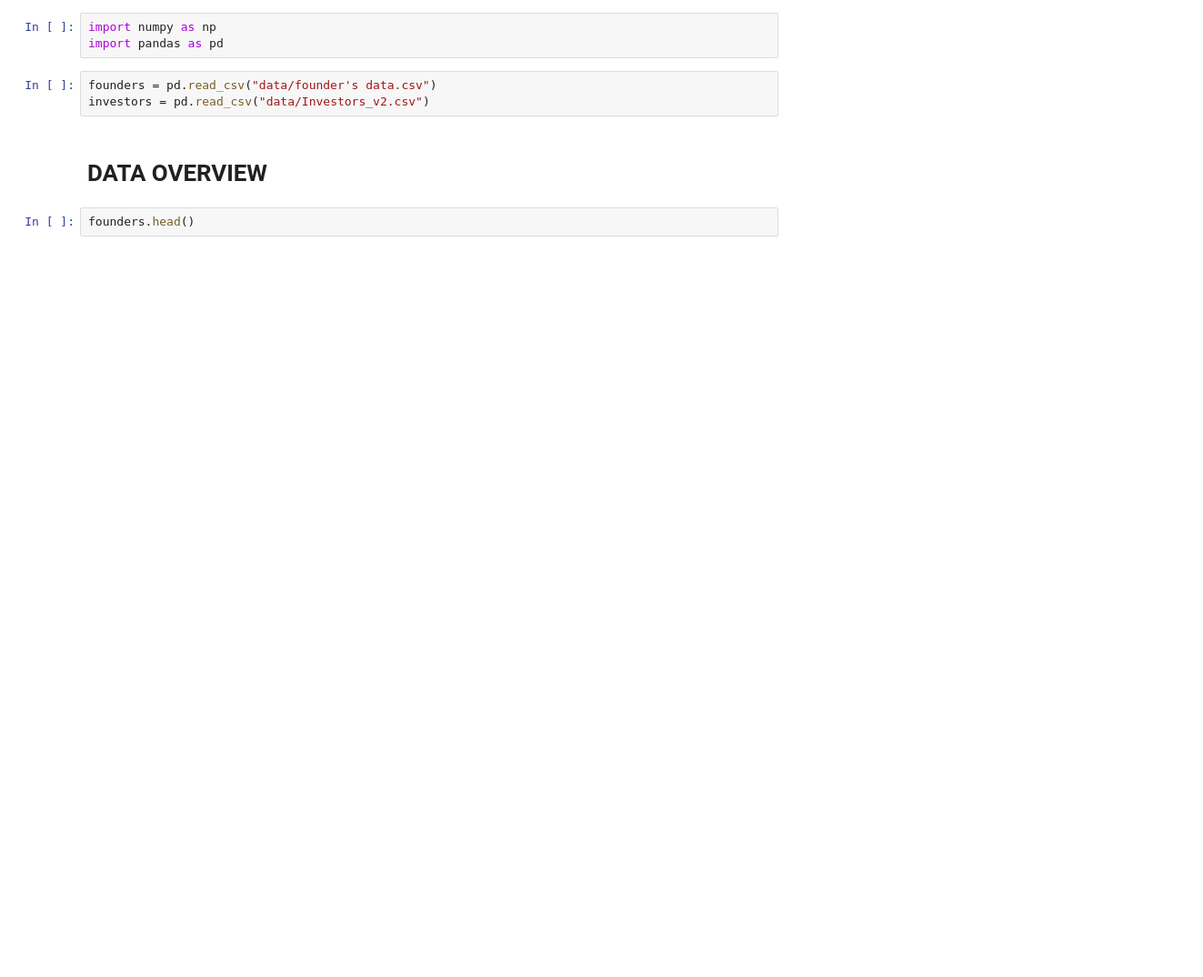
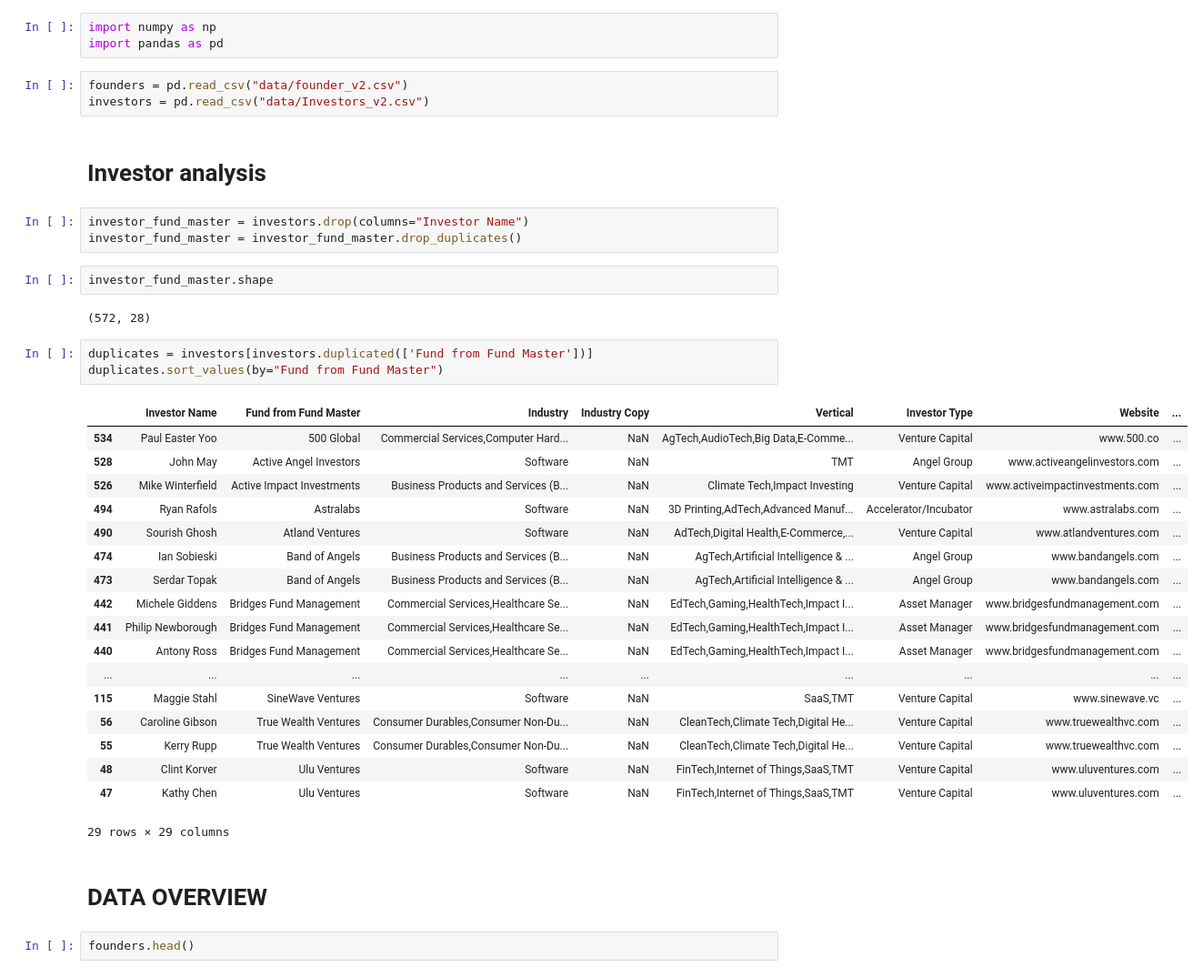
Before and after one commit to keshav-neural-web/She-Raises-Capital, a Jupyter notebook: data_analysis.ipynb, the cells around one changed output. Shown at 91% size. Saved outputs shown, nothing was run; the diff lists cells and outputs as text; blank space fills up the shorter version.

Commit message:
add investor data analysis

```diff
--- a/data_analysis.ipynb
+++ b/data_analysis.ipynb
@@ -2,8 +2,39 @@
 import numpy as np
 import pandas as pd
 # %%
-founders = pd.read_csv("data/founder's data.csv")
+founders = pd.read_csv("data/founder_v2.csv")
 investors = pd.read_csv("data/Investors_v2.csv")
+# %% [markdown]
+# Investor analysis
+# %%
+investor_fund_master = investors.drop(columns="Investor Name")
+investor_fund_master = investor_fund_master.drop_duplicates()
+# %%
+investor_fund_master.shape
+# %% [output]
+(572, 28)
+# %%
+duplicates = investors[investors.duplicated(['Fund from Fund Master'])]
+duplicates.sort_values(by="Fund from Fund Master")
+# %% [output]
+|  | Investor Name | Fund from Fund Master | Industry | Industry Copy | Vertical | Investor Type | Website | ... |
+| 534 | Paul Easter Yoo | 500 Global | Commercial Services,Computer Hard... | NaN | AgTech,AudioTech,Big Data,E-Comme... | Venture Capital | www.500.co | ... |
+| 528 | John May | Active Angel Investors | Software | NaN | TMT | Angel Group | www.activeangelinvestors.com | ... |
+| 526 | Mike Winterfield | Active Impact Investments | Business Products and Services (B... | NaN | Climate Tech,Impact Investing | Venture Capital | www.activeimpactinvestments.com | ... |
+| 494 | Ryan Rafols | Astralabs | Software | NaN | 3D Printing,AdTech,Advanced Manuf... | Accelerator/Incubator | www.astralabs.com | ... |
+| 490 | Sourish Ghosh | Atland Ventures | Software | NaN | AdTech,Digital Health,E-Commerce,... | Venture Capital | www.atlandventures.com | ... |
+| 474 | Ian Sobieski | Band of Angels | Business Products and Services (B... | NaN | AgTech,Artificial Intelligence & ... | Angel Group | www.bandangels.com | ... |
+| 473 | Serdar Topak | Band of Angels | Business Products and Services (B... | NaN | AgTech,Artificial Intelligence & ... | Angel Group | www.bandangels.com | ... |
+| 442 | Michele Giddens | Bridges Fund Management | Commercial Services,Healthcare Se... | NaN | EdTech,Gaming,HealthTech,Impact I... | Asset Manager | www.bridgesfundmanagement.com | ... |
+| 441 | Philip Newborough | Bridges Fund Management | Commercial Services,Healthcare Se... | NaN | EdTech,Gaming,HealthTech,Impact I... | Asset Manager | www.bridgesfundmanagement.com | ... |
+| 440 | Antony Ross | Bridges Fund Management | Commercial Services,Healthcare Se... | NaN | EdTech,Gaming,HealthTech,Impact I... | Asset Manager | www.bridgesfundmanagement.com | ... |
+| ... | ... | ... | ... | ... | ... | ... | ... | ... |
+| 115 | Maggie Stahl | SineWave Ventures | Software | NaN | SaaS,TMT | Venture Capital | www.sinewave.vc | ... |
+| 56 | Caroline Gibson | True Wealth Ventures | Consumer Durables,Consumer Non-Du... | NaN | CleanTech,Climate Tech,Digital He... | Venture Capital | www.truewealthvc.com | ... |
+| 55 | Kerry Rupp | True Wealth Ventures | Consumer Durables,Consumer Non-Du... | NaN | CleanTech,Climate Tech,Digital He... | Venture Capital | www.truewealthvc.com | ... |
+| 48 | Clint Korver | Ulu Ventures | Software | NaN | FinTech,Internet of Things,SaaS,TMT | Venture Capital | www.uluventures.com | ... |
+| 47 | Kathy Chen | Ulu Ventures | Software | NaN | FinTech,Internet of Things,SaaS,TMT | Venture Capital | www.uluventures.com | ... |
+29 rows × 29 columns
 # %% [markdown]
 # DATA OVERVIEW
 # %%
```
Also changed, not shown: parts of 4 cells of this notebook.
